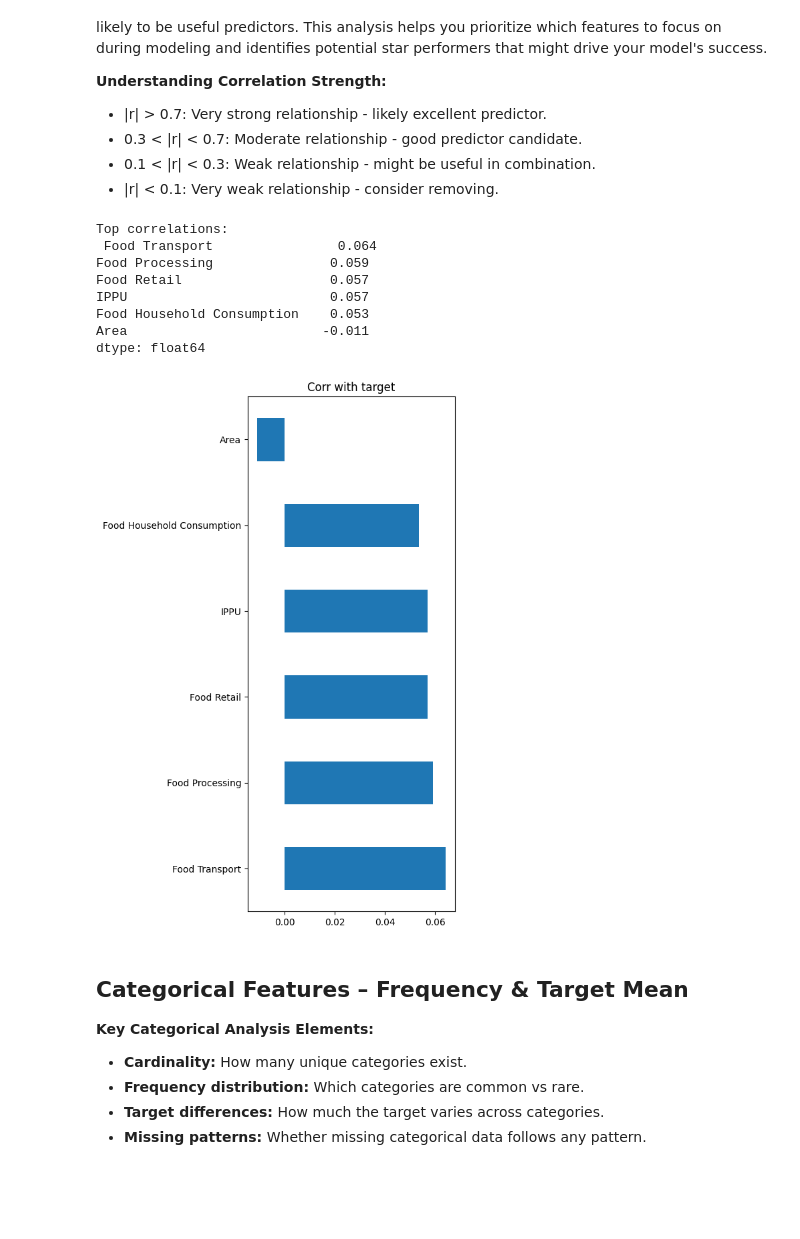
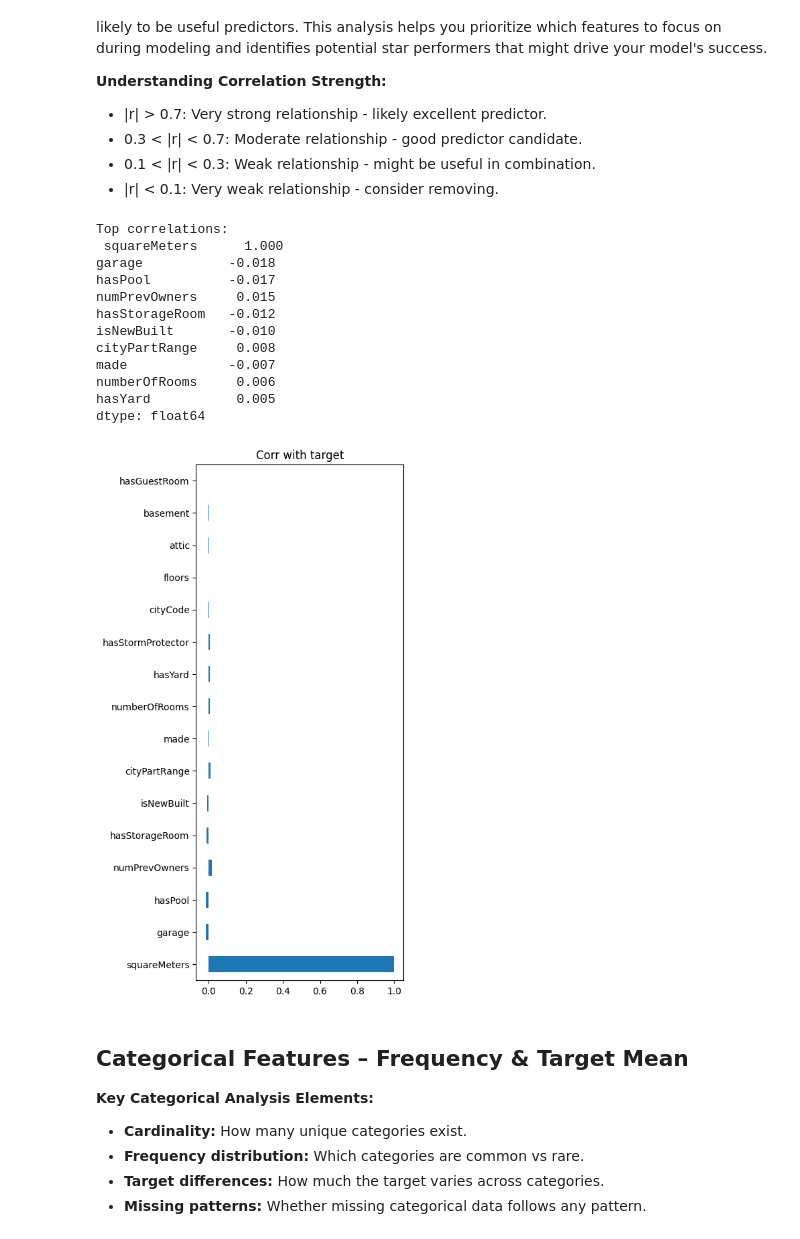
Before and after one commit to lukasbals/tomorrow-university, a Jupyter notebook: 10_regression/sustainability-predictor/notebooks/05_exploratory_data_analysis.ipynb, the cells around one changed output. Drawn from its saved outputs; the diff is of its cells as text; code cells hidden in the pictures; blank space fills up the shorter version.

```diff
--- a/10_regression/sustainability-predictor/notebooks/05_exploratory_data_analysis.ipynb
+++ b/10_regression/sustainability-predictor/notebooks/05_exploratory_data_analysis.ipynb
@@ -212,24 +224,28 @@ The correlation between numerical features and your target variable reveals whic
 - |r| < 0.1: Very weak relationship - consider removing.
 # %%
 correlations = (
-    X_train[X_train.columns.drop("Year")]
-    .corrwith(y_train["Average Temperature °C"])
+    X_train
+    .corrwith(y_train["price"])
     .sort_values(key=abs, ascending=False)
 )
 print("Top correlations:\n", correlations.head(10).round(3))
-correlations.head(10).plot.barh(figsize=(4, 10))
+correlations.head(16).plot.barh(figsize=(4, 10))
 plt.title("Corr with target")
 plt.show()
 # %% [output]
 Top correlations:
- Food Transport                0.064
-Food Processing               0.059
-Food Retail                   0.057
-IPPU                          0.057
-Food Household Consumption    0.053
-Area                         -0.011
+ squareMeters      1.000
+garage           -0.018
+hasPool          -0.017
+numPrevOwners     0.015
+hasStorageRoom   -0.012
+isNewBuilt       -0.010
+cityPartRange     0.008
+made             -0.007
+numberOfRooms     0.006
+hasYard           0.005
 dtype: float64
-[figure, old version]
+[figure, new version]
 # %% [markdown]
 ## Categorical Features – Frequency & Target Mean
 
```
Also changed, not shown: parts of 10 cells of this notebook, 13 other files.
